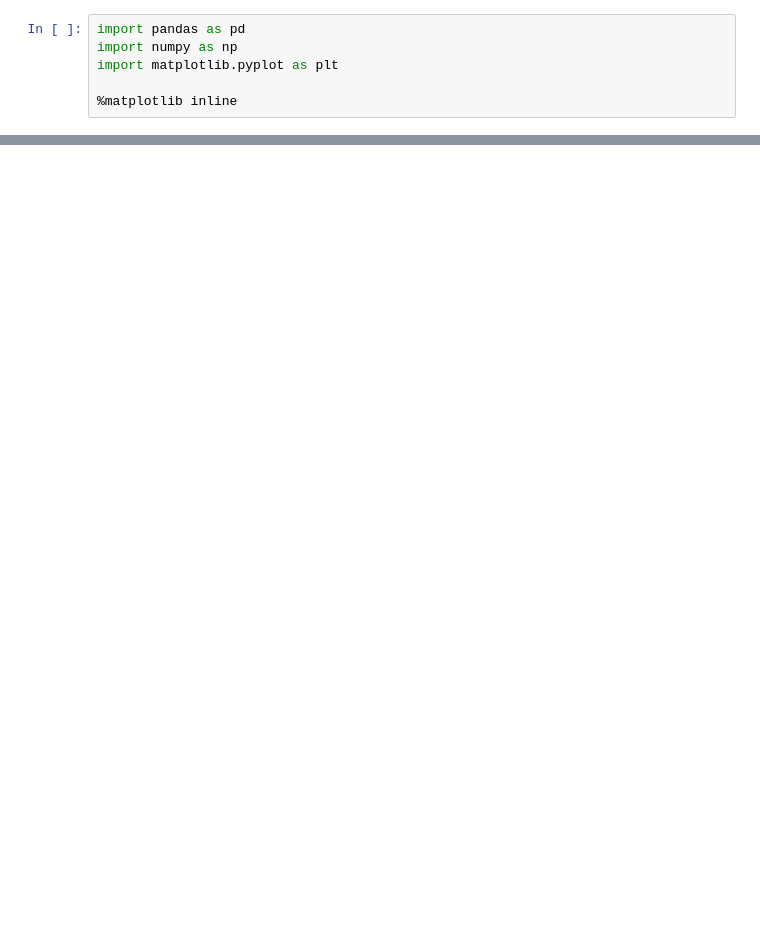
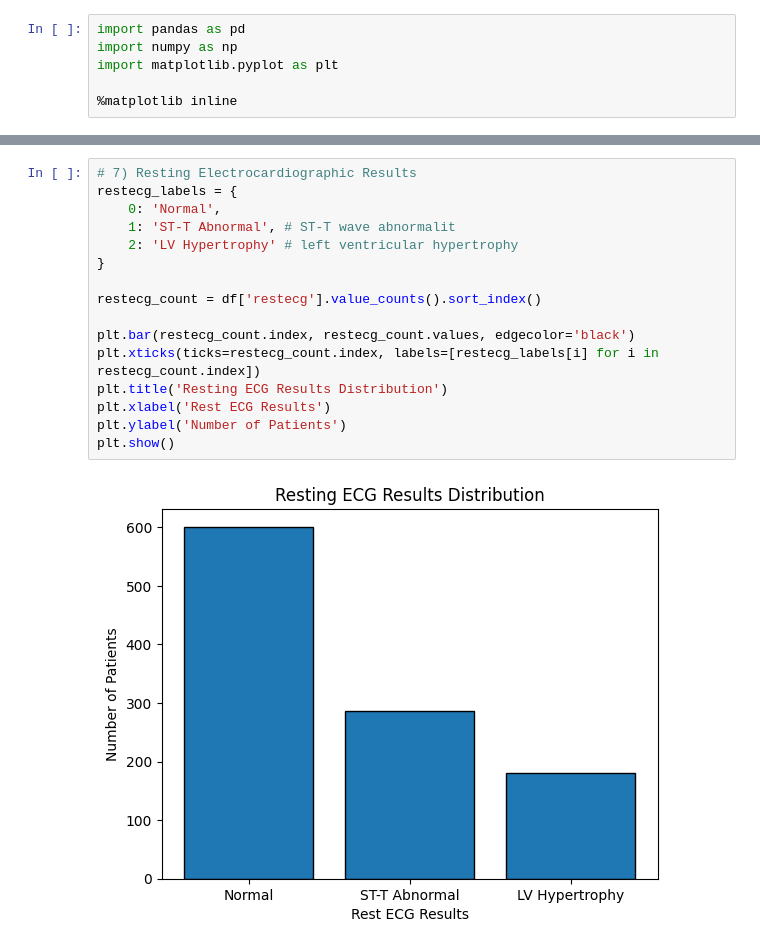
Before and after one commit to Tokito-to/heart-disease-prediction, a Jupyter notebook: notebooks/data_analysis.ipynb, the cells around one changed output, grey strips where cells are left out. Saved outputs shown, nothing was run; the diff lists cells and outputs as text; blank space fills up the shorter version.

```diff
--- a/notebooks/data_analysis.ipynb
+++ b/notebooks/data_analysis.ipynb
@@ -157,0 +150,18 @@ data = df.copy()
+# %%
+# 7) Resting Electrocardiographic Results
+restecg_labels = {
+    0: 'Normal',
+    1: 'ST-T Abnormal', # ST-T wave abnormalit
+    2: 'LV Hypertrophy' # left ventricular hypertrophy
+}
+
+restecg_count = df['restecg'].value_counts().sort_index()
+
+plt.bar(restecg_count.index, restecg_count.values, edgecolor='black')
+plt.xticks(ticks=restecg_count.index, labels=[restecg_labels[i] for i in restecg_count.index])
+plt.title('Resting ECG Results Distribution')
+plt.xlabel('Rest ECG Results')
+plt.ylabel('Number of Patients')
+plt.show()
+# %% [output]
+[figure, added]
```
Also changed, not shown: parts of 34 cells of this notebook.
